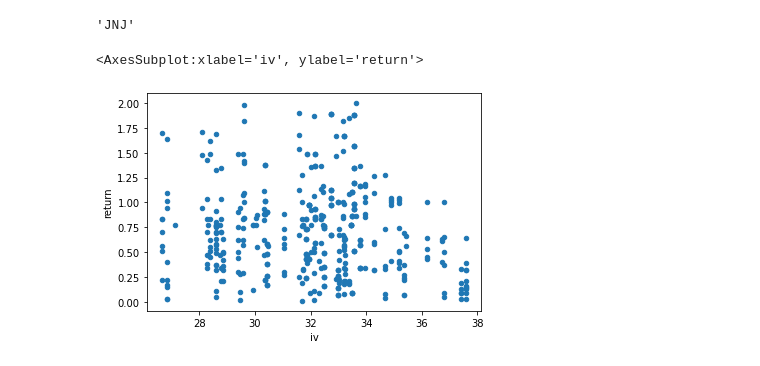
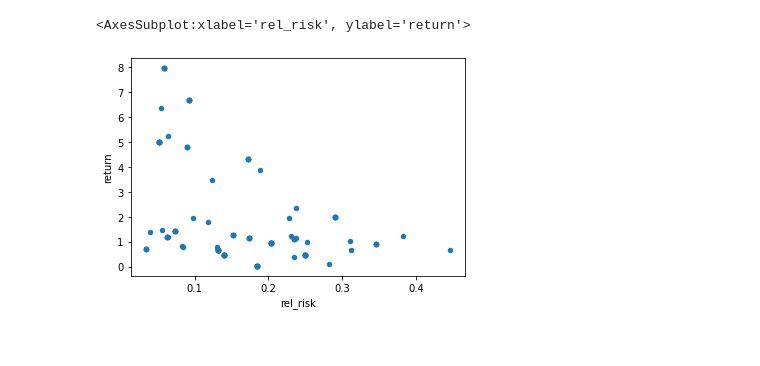
Before and after one commit to andermy/yahooScraper, a Jupyter notebook: test.ipynb, the cells around one changed output. Drawn from its saved outputs; the diff is of its cells as text; code cells hidden in the pictures.

```diff
--- a/test.ipynb
+++ b/test.ipynb
@@ -163,13 +175,9 @@ o.options
-# %%
-tickers[22]
-# %% [output]
-'JNJ'
 # %%
 s = o.returns
 #s[s.is_won].plot.scatter(x='probability', y='return')
 #s.plot.scatter(x='rel_risk', y='return')
-s[(s['rel_risk']>0)&(s['return']>0)&(s['return']<2)].plot.scatter(x='iv', y='return')
+s[(s['rel_risk']>0)&(s['return']>0)&(s['return']<10)].plot.scatter(x='rel_risk', y='return')
 #o.strikeDates[0].volRange
 # %% [output]
-<AxesSubplot:xlabel='iv', ylabel='return'>
+<AxesSubplot:xlabel='rel_risk', ylabel='return'>
-[figure, old version]
+[figure, new version]
```
Also changed, not shown: parts of 28 cells of this notebook, 12 other files.
